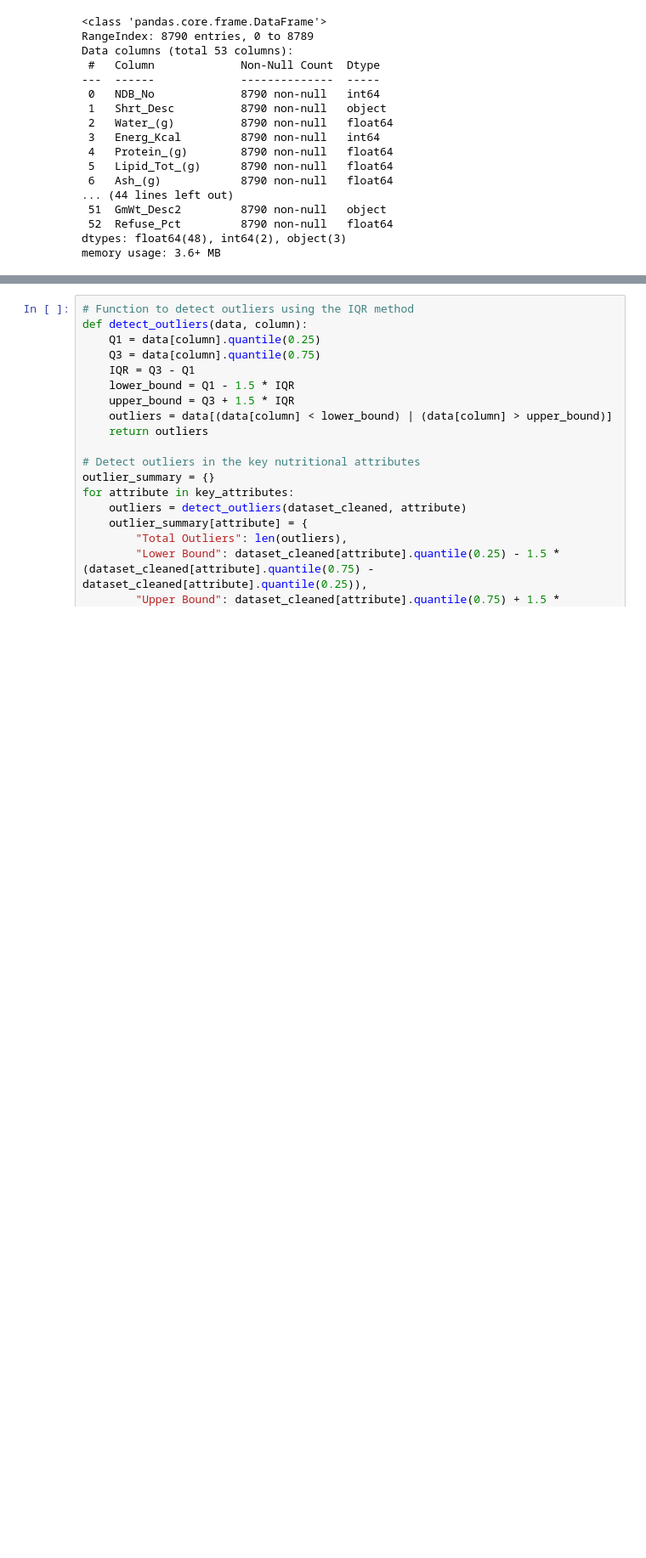
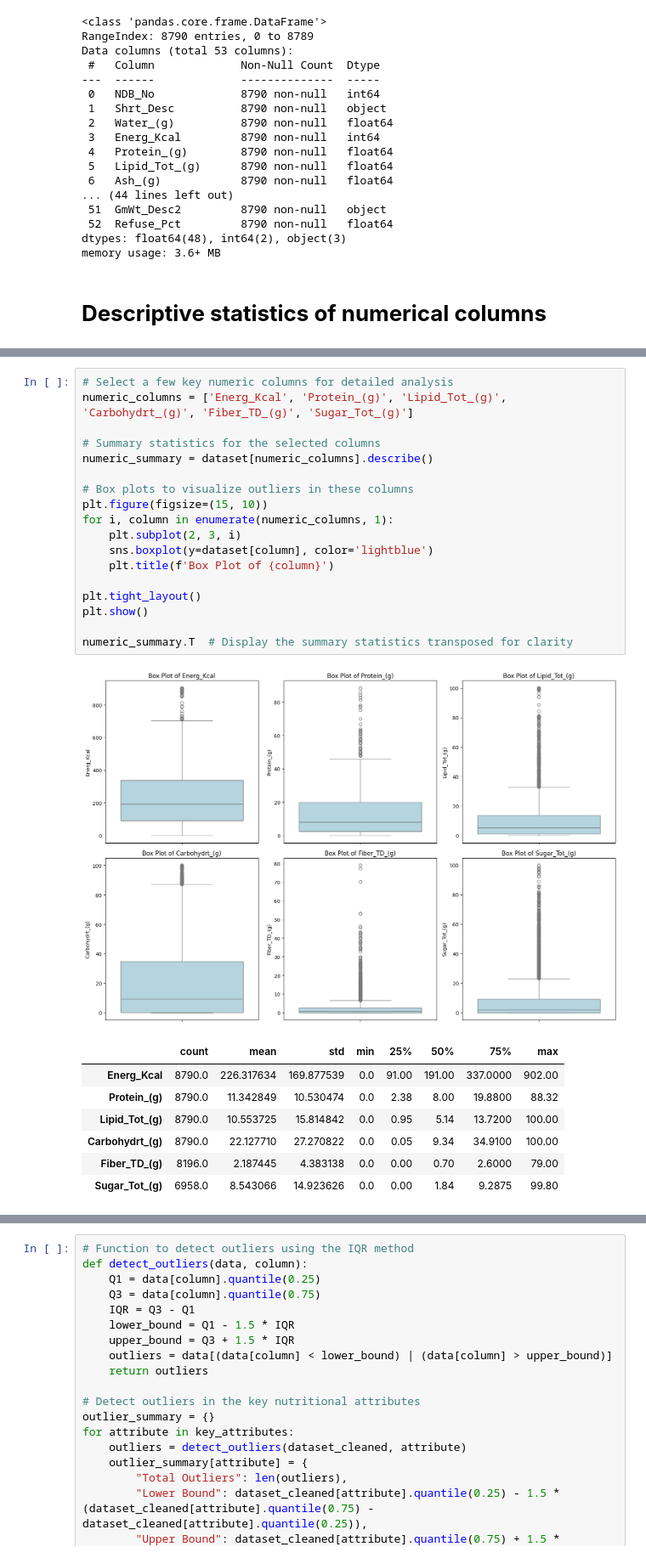
Before and after one commit to ChamaraProgForDataAnal/Programming-for-Data-Analysis, a Jupyter notebook: Data_Analytics_&_Visualisation.ipynb, the cells around one changed output, grey strips where cells are left out. Shown at 85% size. Drawn from its saved outputs; the diff is of its cells as text; blank space fills up the shorter version.

```diff
--- a/Data_Analytics_&_Visualisation.ipynb
+++ b/Data_Analytics_&_Visualisation.ipynb
@@ -98,6 +104,8 @@ Data columns (total 53 columns):
  52  Refuse_Pct         8790 non-null   float64
 dtypes: float64(48), int64(2), object(3)
 memory usage: 3.6+ MB
+# %% [markdown]
+# **Descriptive statistics of numerical columns**
 # %%
 import matplotlib.pyplot as plt
 
@@ -142,3 +150,30 @@ descriptive_stats.T
 | GmWt_1 | 8790.0 | 96.006217 | 82.911024 | 0.1 | 29.4000 | 85.0000 | 128.00000 | 1184.000 |
 | GmWt_2 | 8790.0 | 211.617463 | 286.446532 | 0.4 | 140.0000 | 164.0000 | 186.00000 | 5717.000 |
 | Refuse_Pct | 8790.0 | 4.936177 | 12.059818 | 0.0 | 0.0000 | 0.0000 | 0.00000 | 81.000 |
+# %%
+# Select a few key numeric columns for detailed analysis
+numeric_columns = ['Energ_Kcal', 'Protein_(g)', 'Lipid_Tot_(g)', 'Carbohydrt_(g)', 'Fiber_TD_(g)', 'Sugar_Tot_(g)']
+
+# Summary statistics for the selected columns
+numeric_summary = dataset[numeric_columns].describe()
+
+# Box plots to visualize outliers in these columns
+plt.figure(figsize=(15, 10))
+for i, column in enumerate(numeric_columns, 1):
+    plt.subplot(2, 3, i)
+    sns.boxplot(y=dataset[column], color='lightblue')
+    plt.title(f'Box Plot of {column}')
+
+plt.tight_layout()
+plt.show()
+
+numeric_summary.T  # Display the summary statistics transposed for clarity
+# %% [output]
+[figure, added]
+|  | count | mean | std | min | 25% | 50% | 75% | max |
+| Energ_Kcal | 8790.0 | 226.317634 | 169.877539 | 0.0 | 91.00 | 191.00 | 337.0000 | 902.00 |
+| Protein_(g) | 8790.0 | 11.342849 | 10.530474 | 0.0 | 2.38 | 8.00 | 19.8800 | 88.32 |
+| Lipid_Tot_(g) | 8790.0 | 10.553725 | 15.814842 | 0.0 | 0.95 | 5.14 | 13.7200 | 100.00 |
+| Carbohydrt_(g) | 8790.0 | 22.127710 | 27.270822 | 0.0 | 0.05 | 9.34 | 34.9100 | 100.00 |
+| Fiber_TD_(g) | 8196.0 | 2.187445 | 4.383138 | 0.0 | 0.00 | 0.70 | 2.6000 | 79.00 |
+| Sugar_Tot_(g) | 6958.0 | 8.543066 | 14.923626 | 0.0 | 0.00 | 1.84 | 9.2875 | 99.80 |
```
Also changed, not shown: parts of 12 cells of this notebook.
